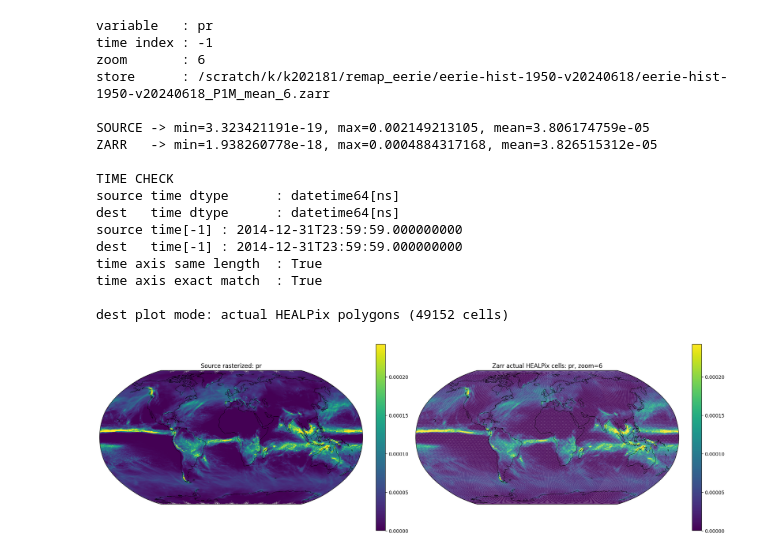
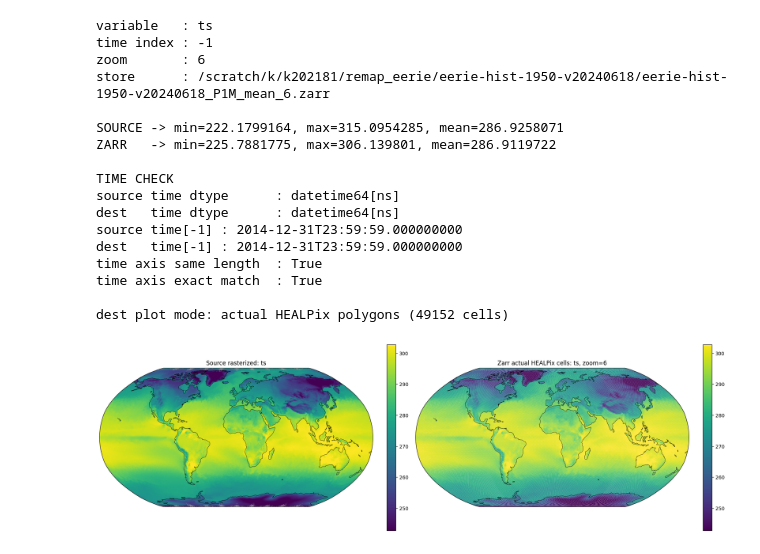
Before and after one commit to freva-org/grid-doctor, a Jupyter notebook: scripts/eerie/inspect_plot.ipynb, the cells around one changed output. Drawn from its saved outputs; the diff is of its cells as text; code cells hidden in the pictures.

```diff
--- a/scripts/eerie/inspect_plot.ipynb
+++ b/scripts/eerie/inspect_plot.ipynb
@@ -12,7 +12,7 @@ import cartopy.crs as ccrs
 # ============================================================
 # settings
 # ============================================================
-VAR_NAME = "pr"          # "ts" or "pr"
+VAR_NAME = "ts"          # "ts" or "pr"
 TIME_INDEX = -1
 ZOOM = 6                 # 4/5/6 good for actual HEALPix polygons; high zoom falls back
 NX = 720
@@ -291,18 +296,18 @@ plt.show()
-variable   : pr
+variable   : ts
 time index : -1
 zoom       : 6
 store      : /scratch/k/k202181/remap_eerie/eerie-hist-1950-v20240618/eerie-hist-1950-v20240618_P1M_mean_6.zarr
 
-SOURCE -> min=3.323421191e-19, max=0.002149213105, mean=3.806174759e-05
-ZARR   -> min=1.938260778e-18, max=0.0004884317168, mean=3.826515312e-05
+SOURCE -> min=222.1799164, max=315.0954285, mean=286.9258071
+ZARR   -> min=225.7881775, max=306.139801, mean=286.9119722
 
 TIME CHECK
 source time dtype      : datetime64[ns]
 dest   time dtype      : datetime64[ns]
 source time[-1] : 2014-12-31T23:59:59.000000000
 dest   time[-1] : 2014-12-31T23:59:59.000000000
 time axis same length  : True
 time axis exact match  : True
 
 dest plot mode: actual HEALPix polygons (49152 cells)
-[figure, old version]
+[figure, new version]
```
Also changed, not shown: parts of 2 cells of this notebook, 6 other files.
